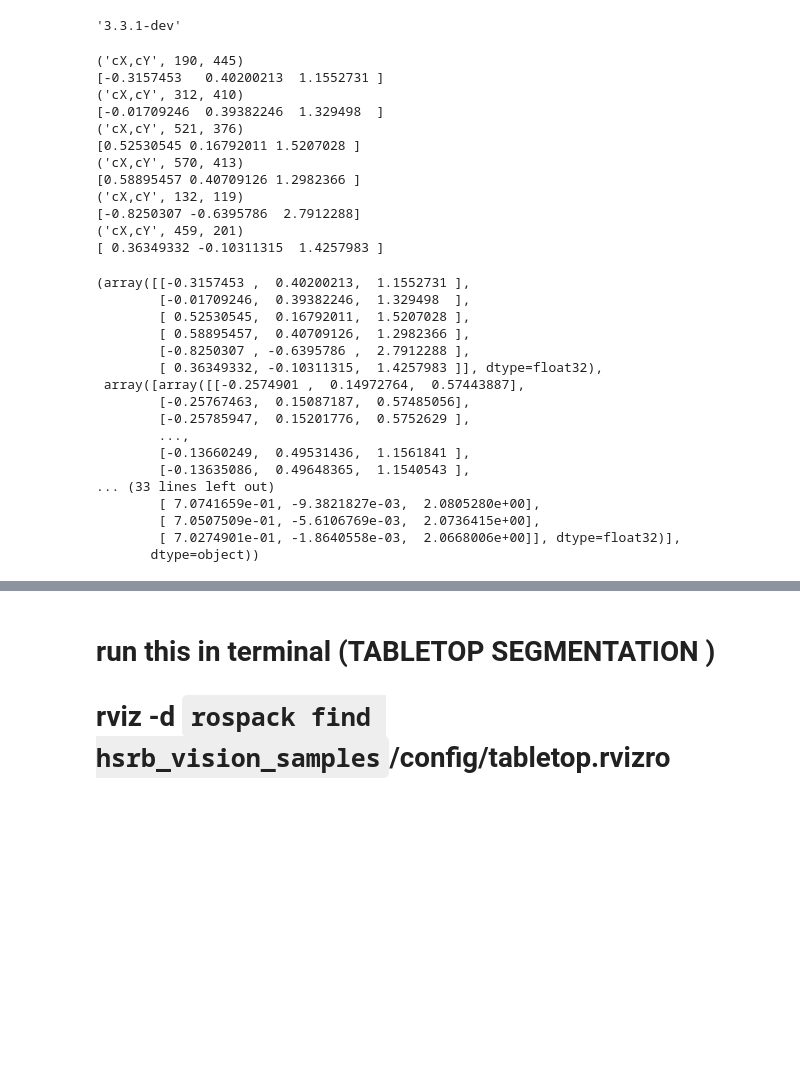
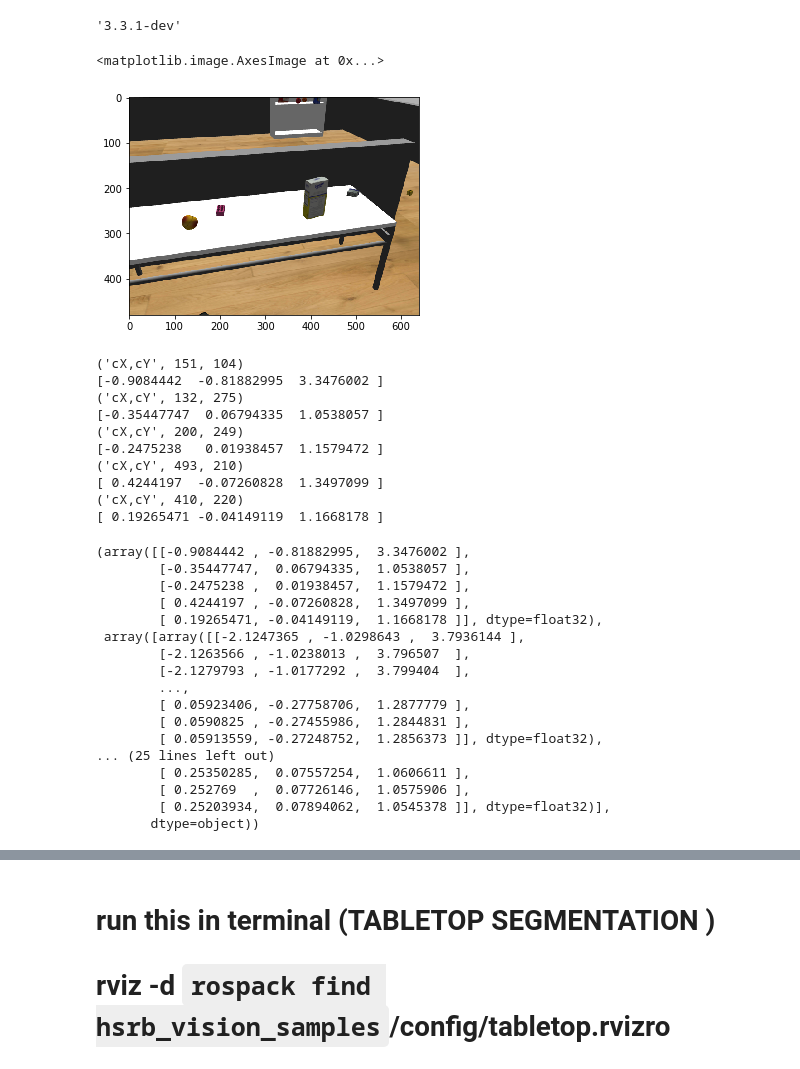
Before and after one commit to takeshi-pumas/takeshi_notebooks, a Jupyter notebook: notebooks/pick_up_table.ipynb, the cells around one changed output, grey strips where cells are left out. Cells and saved outputs as stored; diff of their text form; code cells hidden in the pictures; blank space fills up the shorter version.

```diff
--- a/notebooks/pick_up_table.ipynb
+++ b/notebooks/pick_up_table.ipynb
@@ -91,8 +91,13 @@ clear_octo_client = rospy.ServiceProxy('/clear_octomap', Empty)
 
 clear_octo_client.wait_for_service(timeout=1.0)
 # %%
-image= rgbd.get_h_image()
+image= rgbd.get_image()
 points_data= rgbd.get_points()
+rospy.sleep(1)
+plt.imshow(image)
+# %% [output]
+<matplotlib.image.AxesImage at 0x...>
+[figure, added]
 # %%
 def seg_pca(lower=2000,higher=50000,reg_ly=0,reg_hy=1000):
     image= rgbd.get_h_image()
@@ -161,34 +166,32 @@ def seg_pca(lower=2000,higher=50000,reg_ly=0,reg_hy=1000):
 # %%
 seg_pca()
 # %% [output]
-('cX,cY', 190, 445)
-[-0.3157453   0.40200213  1.1552731 ]
-('cX,cY', 312, 410)
-[-0.01709246  0.39382246  1.329498  ]
-('cX,cY', 521, 376)
-[0.52530545 0.16792011 1.5207028 ]
-('cX,cY', 570, 413)
-[0.58895457 0.40709126 1.2982366 ]
-('cX,cY', 132, 119)
-[-0.8250307 -0.6395786  2.7912288]
-('cX,cY', 459, 201)
-[ 0.36349332 -0.10311315  1.4257983 ]
+('cX,cY', 151, 104)
+[-0.9084442  -0.81882995  3.3476002 ]
+('cX,cY', 132, 275)
+[-0.35447747  0.06794335  1.0538057 ]
+('cX,cY', 200, 249)
+[-0.2475238   0.01938457  1.1579472 ]
+('cX,cY', 493, 210)
+[ 0.4244197  -0.07260828  1.3497099 ]
+('cX,cY', 410, 220)
+[ 0.19265471 -0.04149119  1.1668178 ]
-(array([[-0.3157453 ,  0.40200213,  1.1552731 ],
-        [-0.01709246,  0.39382246,  1.329498  ],
-        [ 0.52530545,  0.16792011,  1.5207028 ],
-        [ 0.58895457,  0.40709126,  1.2982366 ],
-        [-0.8250307 , -0.6395786 ,  2.7912288 ],
-        [ 0.36349332, -0.10311315,  1.4257983 ]], dtype=float32),
- array([array([[-0.2574901 ,  0.14972764,  0.57443887],
-        [-0.25767463,  0.15087187,  0.57485056],
-        [-0.25785947,  0.15201776,  0.5752629 ],
+(array([[-0.9084442 , -0.81882995,  3.3476002 ],
+        [-0.35447747,  0.06794335,  1.0538057 ],
+        [-0.2475238 ,  0.01938457,  1.1579472 ],
+        [ 0.4244197 , -0.07260828,  1.3497099 ],
+        [ 0.19265471, -0.04149119,  1.1668178 ]], dtype=float32),
+ array([array([[-2.1247365 , -1.0298643 ,  3.7936144 ],
+        [-2.1263566 , -1.0238013 ,  3.796507  ],
+        [-2.1279793 , -1.0177292 ,  3.799404  ],
         ...,
-        [-0.13660249,  0.49531436,  1.1561841 ],
-        [-0.13635086,  0.49648365,  1.1540543 ],
-... (33 lines left out)
-        [ 7.0741659e-01, -9.3821827e-03,  2.0805280e+00],
-        [ 7.0507509e-01, -5.6106769e-03,  2.0736415e+00],
-        [ 7.0274901e-01, -1.8640558e-03,  2.0668006e+00]], dtype=float32)],
+        [ 0.05923406, -0.27758706,  1.2877779 ],
+        [ 0.0590825 , -0.27455986,  1.2844831 ],
+        [ 0.05913559, -0.27248752,  1.2856373 ]], dtype=float32),
+... (25 lines left out)
+        [ 0.25350285,  0.07557254,  1.0606611 ],
+        [ 0.252769  ,  0.07726146,  1.0575906 ],
+        [ 0.25203934,  0.07894062,  1.0545378 ]], dtype=float32)],
        dtype=object))
 # %%
 # initialize ROS publisher
```
Also changed, not shown: parts of 5 cells of this notebook, 1 other file.
